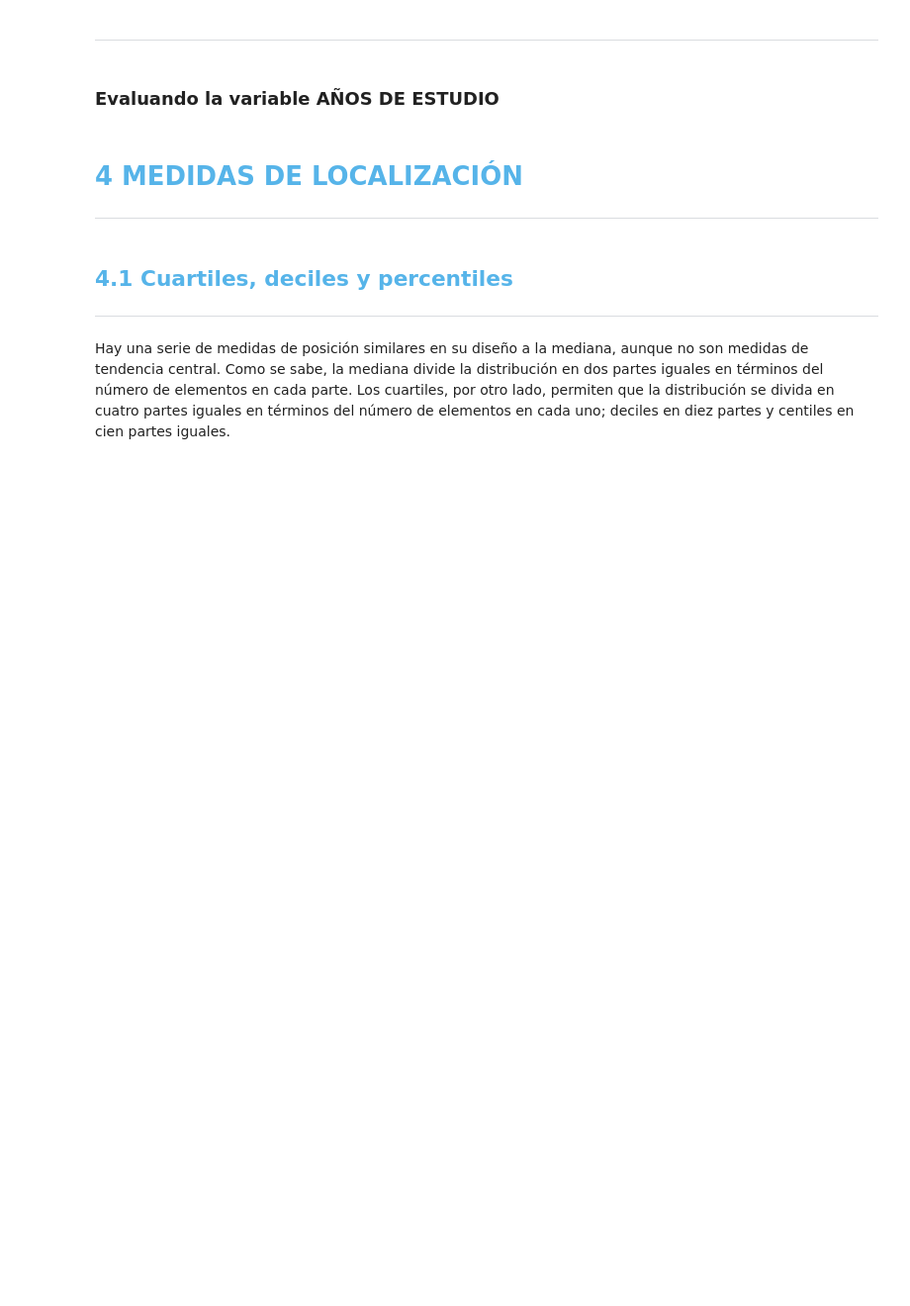
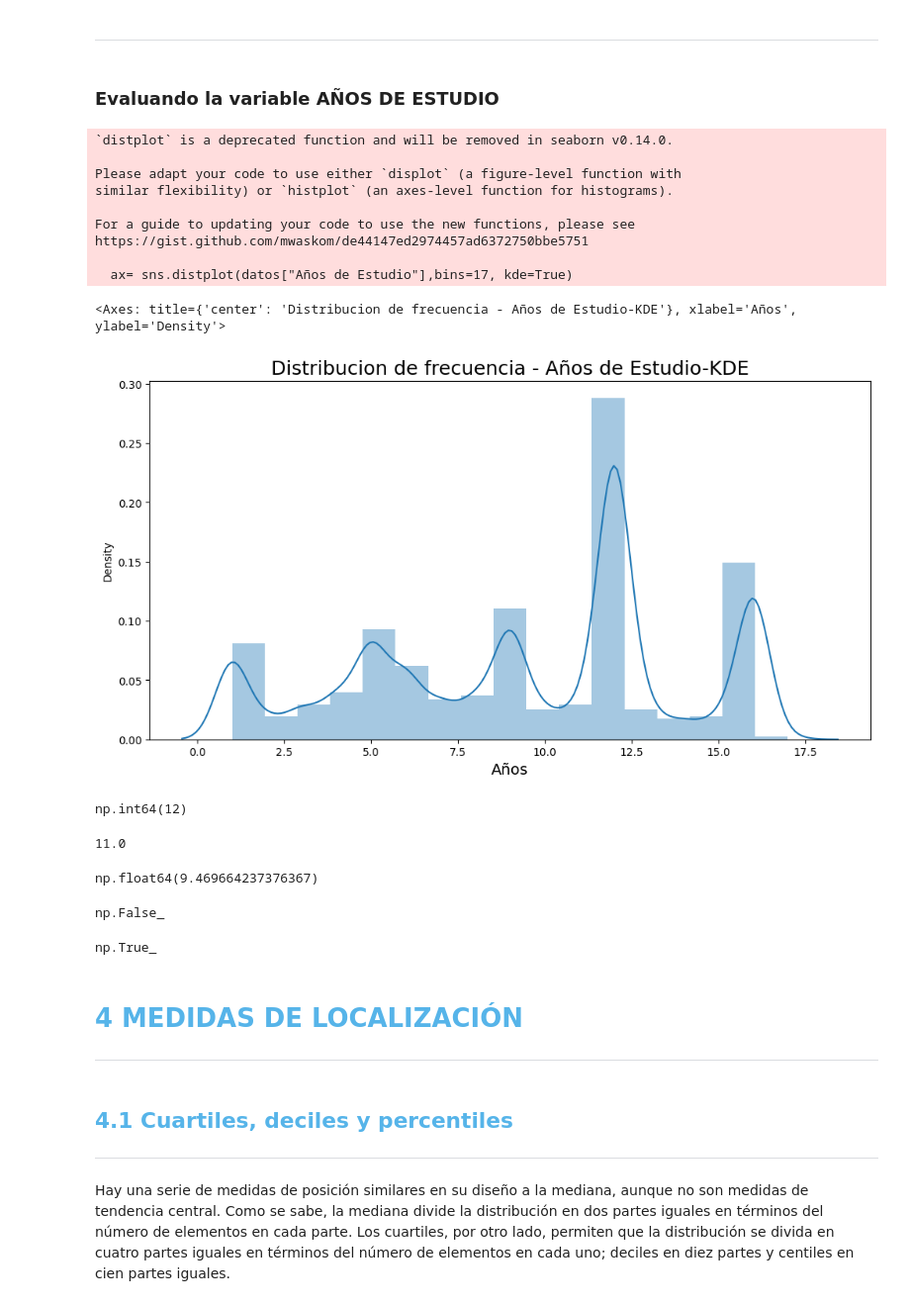
Before and after one commit to Ivan8Garcia/data-science, a Jupyter notebook: Curso_de_Estadística_con_Python_1.ipynb, the cells around one changed output. Shown at 99% size. Cells and saved outputs as stored; diff of their text form; code cells hidden in the pictures; blank space fills up the shorter version.

```diff
--- a/Curso_de_Estadística_con_Python_1.ipynb
+++ b/Curso_de_Estadística_con_Python_1.ipynb
@@ -681,6 +980,48 @@ La moda se puede definir como el valor más frecuente de un conjunto de datos. L
 ***
 # %% [markdown]
 ### Evaluando la variable AÑOS DE ESTUDIO
+# %%
+ax= sns.distplot(datos["Años de Estudio"],bins=17, kde=True)
+
+ax.figure.set_size_inches(12,6)
+ax.set_title("Distribucion de frecuencia - Años de Estudio-KDE", fontsize=18)
+ax.set_xlabel("Años", fontsize=14)
+ax
+# %% [output]
+`distplot` is a deprecated function and will be removed in seaborn v0.14.0.
+
+Please adapt your code to use either `displot` (a figure-level function with
+similar flexibility) or `histplot` (an axes-level function for histograms).
+
+For a guide to updating your code to use the new functions, please see
+https://gist.github.com/mwaskom/de44147ed2974457ad6372750bbe5751
+
+  ax= sns.distplot(datos["Años de Estudio"],bins=17, kde=True)
+<Axes: title={'center': 'Distribucion de frecuencia - Años de Estudio-KDE'}, xlabel='Años', ylabel='Density'>
+[figure, added]
+# %%
+moda= datos["Años de Estudio"].mode()[0]
+moda
+# %% [output]
+np.int64(12)
+# %%
+mediana=datos["Años de Estudio"].median()
+mediana
+# %% [output]
+11.0
+# %%
+media=datos["Años de Estudio"].mean()
+media
+# %% [output]
+np.float64(9.469664237376367)
+# %%
+moda<mediana<media
+# %% [output]
+np.False_
+# %%
+moda>mediana>media
+# %% [output]
+np.True_
 # %% [markdown]
 # <font color=#56B4E9>4 MEDIDAS DE LOCALIZACIÓN</font>
 ***
```
Also changed, not shown: parts of 33 cells of this notebook.
